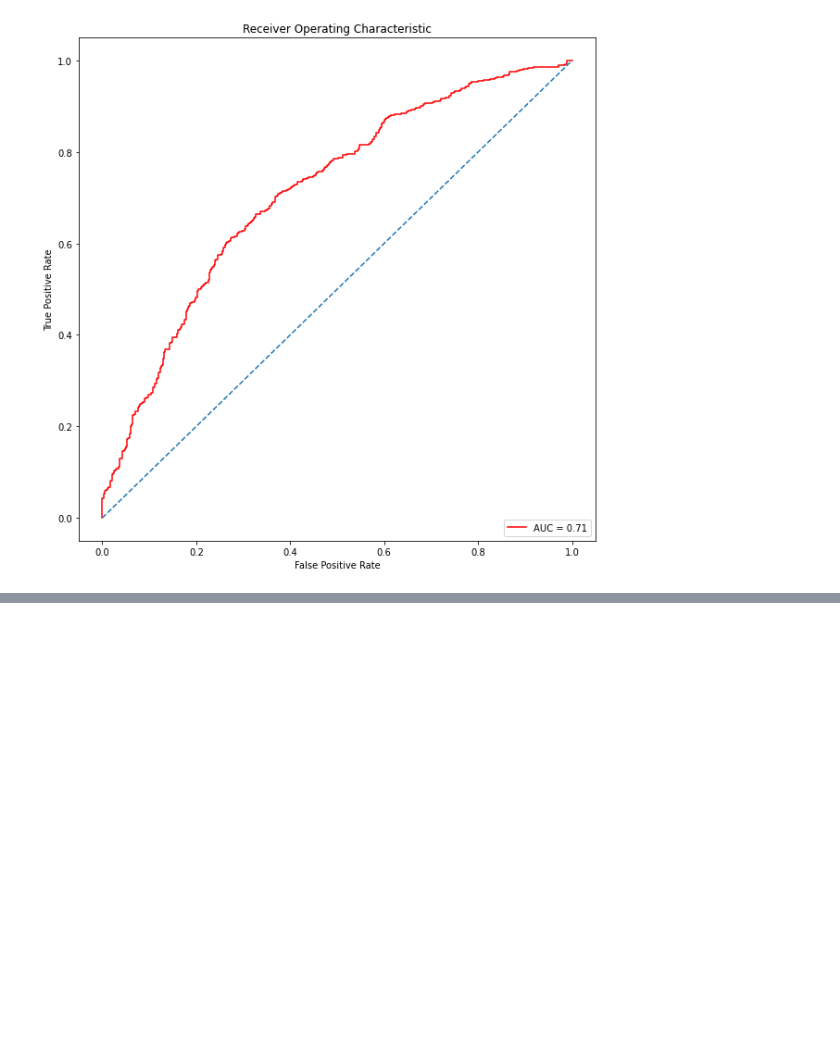
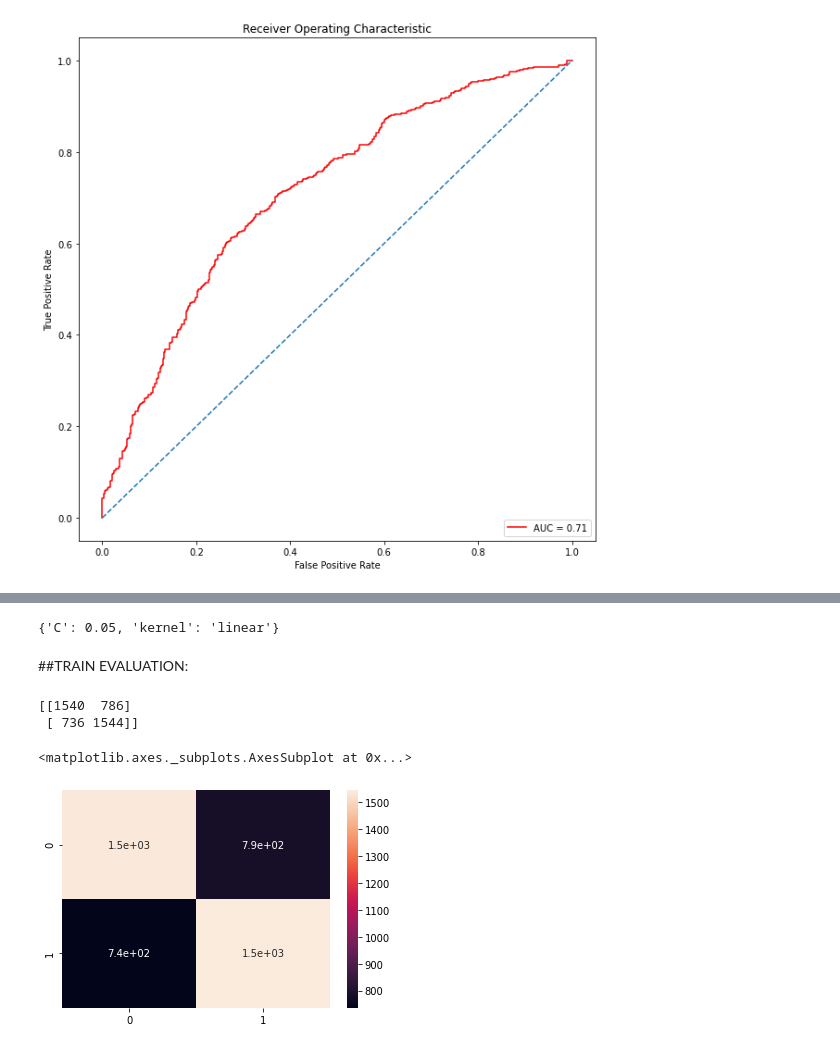
Before and after one commit to humant01/Cardiovascular-Risk-Prediction, a Jupyter notebook: Cardiovascular_Risk_Prediction.ipynb, the cells around one changed output, grey strips where cells are left out. Drawn from its saved outputs; the diff is of its cells as text; code cells hidden in the pictures; blank space fills up the shorter version.

```diff
--- a/Cardiovascular_Risk_Prediction.ipynb
+++ b/Cardiovascular_Risk_Prediction.ipynb
@@ -1548,0 +1706,19 @@ Here above we can see the precision and recall score and we got the Test accurac
+# %%
+# linear kernel tunning
+parameters_1 = {'C': [0.001, 0.005, 0.01, 0.05, 0.1, 0.5, 1, 5, 10, 50, 100, 500, 1000, 5000],
+              'kernel': ['linear']
+              }
+
+# Here Margin Width"C" Parametric space reduced due to polynomial computational expensive
+# polynomial  kernel tunning
+parameters_2 = {'C': [1, 5, 10, 50, 100, 500, 1000, 5000],
+              'degree': [2, 3, 4, 5],
+              'kernel': ['poly']
+              }
+
+# Radial kernel tunning
+parameters_3 = {'C': [1, 5, 10, 50, 100, 500, 1000, 5000],
+
+              'gamma':[0.001, 0.01, 0.1, 0.5, 1],
+              'kernel': ['rbf']
+              }
@@ -1548,0 +1727,8 @@ Here above we can see the precision and recall score and we got the Test accurac
+# %%
+# cross validation by parametric combination 1
+from sklearn.model_selection import GridSearchCV
+cl = SVC()
+grid = GridSearchCV(cl, parameters_1, cv=10)
+# %%
+# fit the model
+grid.fit(X_train, y_train)
@@ -1548,0 +1749,25 @@ Here above we can see the precision and recall score and we got the Test accurac
+# %%
+# prediction
+grid_prediction_train = grid.predict(X_train)
+grid_prediction_test = grid.predict(X_test)
+# %%
+#getting best parameters
+grid.best_params_
+# %% [output]
+{'C': 0.05, 'kernel': 'linear'}
+# %% [markdown]
+##TRAIN EVALUATION:
+# %%
+# Get the confusion matrix for train
+
+labels = ['Not Risk', 'Risk']
+cm = confusion_matrix(y_train, grid_prediction_train)
+print(cm)
+
+ax= plt.subplot()
+sns.heatmap(cm, annot=True, ax = ax)
+# %% [output]
+[[1540  786]
+ [ 736 1544]]
+<matplotlib.axes._subplots.AxesSubplot at 0x...>
+[figure, added]
```
Also changed, not shown: parts of 48 cells of this notebook.
